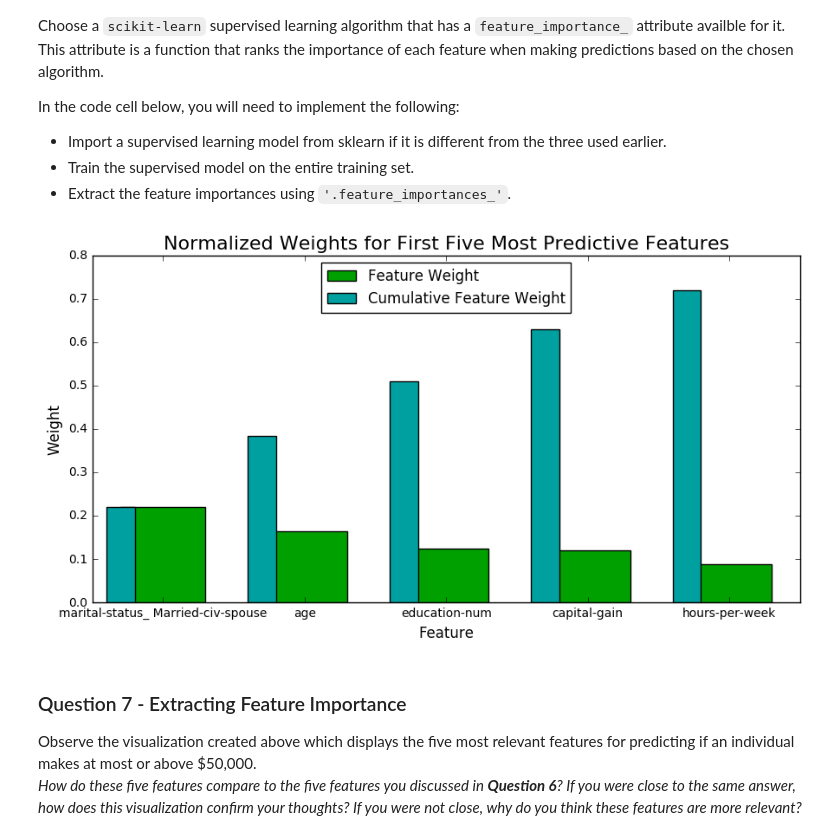
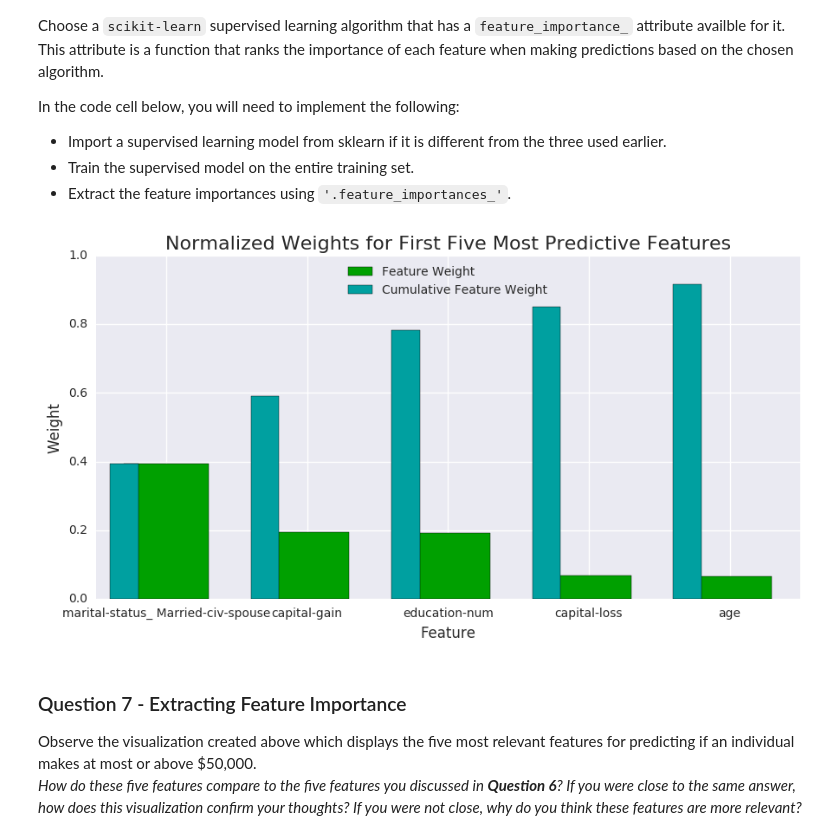
Before and after one commit to biank88/machine-learning, a Jupyter notebook: projects/finding_donors/finding_donors.ipynb, the cells around one changed output. Cells and saved outputs as stored; diff of their text form; code cells hidden in the pictures.

```diff
--- a/projects/finding_donors/finding_donors.ipynb
+++ b/projects/finding_donors/finding_donors.ipynb
@@ -430,19 +430,26 @@ Fine tune the chosen model. Use grid search (`GridSearchCV`) with at least one i
 # TODO: Import 'GridSearchCV', 'make_scorer', and any other necessary libraries
 from sklearn.grid_search import GridSearchCV
 from sklearn.metrics import fbeta_score, make_scorer
+from sklearn.cross_validation import StratifiedShuffleSplit
+
+# Create a cross validator with shuffled splitting
+# for each split use 20% as test data and the remaining 80% as train data
+cv = StratifiedShuffleSplit(y_train, n_iter=3, test_size=0.2, random_state=0)
 
 # TODO: Initialize the classifier
 clf = DecisionTreeClassifier(random_state=0)
 
 # TODO: Create the parameters list you wish to tune
-parameters = {'min_samples_split':[2,3,4,5,10,20],
+parameters = {'max_depth':[5,10,15,20,25,30,35,40],
+              'min_samples_split':[2,3,4,5,10,15,20],
               'criterion':['gini', 'entropy']}
 
 # TODO: Make an fbeta_score scoring object
 scorer = make_scorer(fbeta_score, beta = 0.5)
 
 # TODO: Perform grid search on the classifier using 'scorer' as the scoring method
-grid_obj = GridSearchCV(estimator=clf, param_grid=parameters, scoring=scorer )
+# use also the shuffled cross validator previously defined
+grid_obj = GridSearchCV(estimator=clf, param_grid=parameters, scoring=scorer, cv=cv )
 
 # TODO: Fit the grid search object to the training data and find the optimal parameters
 grid_fit = grid_obj.fit(X_train, y_train)
@@ -527,17 +545,22 @@ In the code cell below, you will need to implement the following:
 # %%
 # TODO: Import a supervised learning model that has 'feature_importances_'
 
 # TODO: Train the supervised model on the training set
-model = DecisionTreeClassifier(random_state=0)
-model.fit(X_train, y_train)
+#model = DecisionTreeClassifier(random_state=0)
+#model.fit(X_train, y_train)
+#importances = model.feature_importances_
+
+# I'm using the optimized dictionary tree from above
+best_clf.feature_importances_
+
 
 # TODO: Extract the feature importances
-importances = model.feature_importances_
+importances = best_clf.feature_importances_
 
 # Plot
 vs.feature_plot(importances, X_train, y_train)
 # %% [output]
-[figure, old version]
+[figure, new version]
 # %% [markdown]
 ### Question 7 - Extracting Feature Importance
 
```
Also changed, not shown: parts of 12 cells of this notebook, 1 other file.
